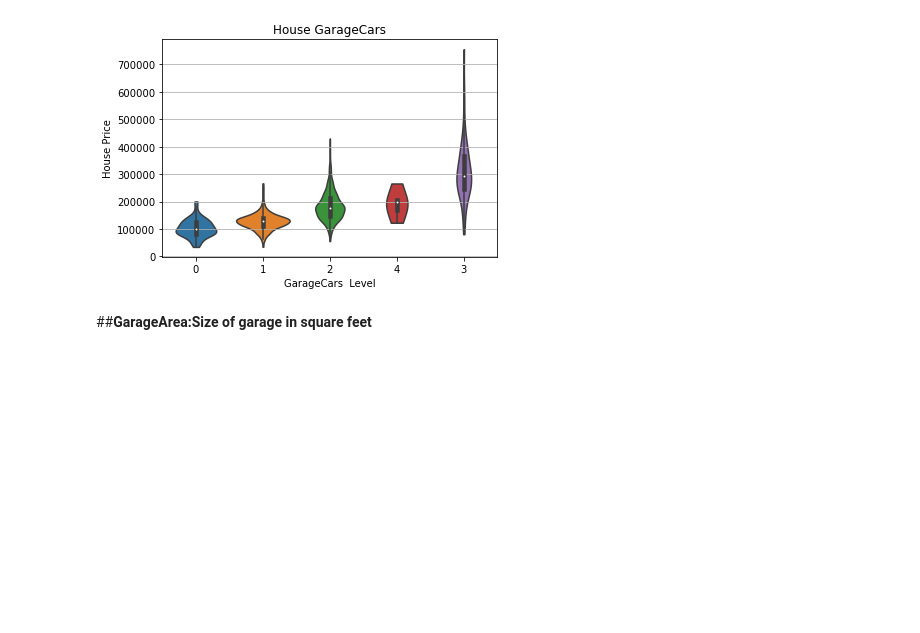
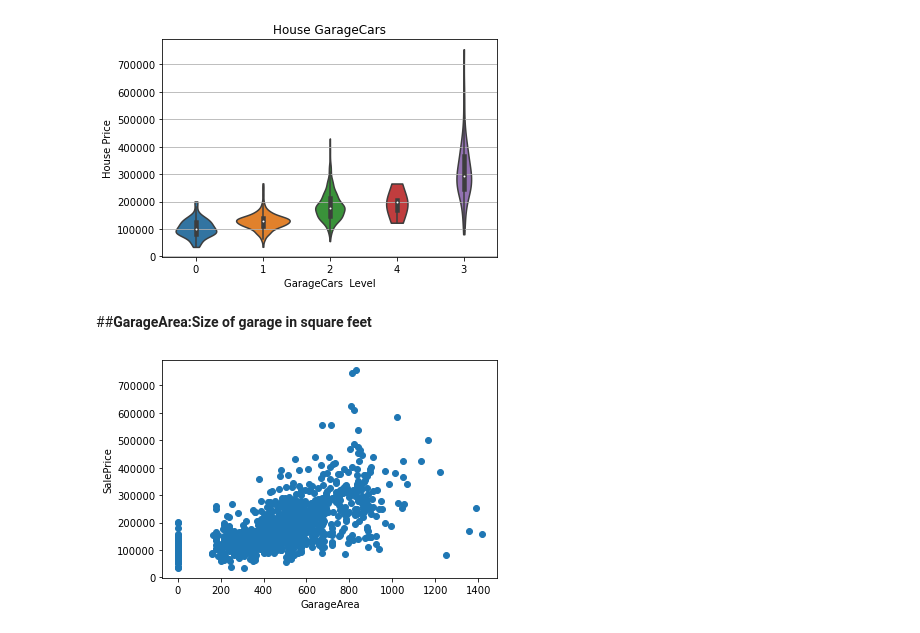
Before and after one commit to barrydoooit/House-Price-Prediction, a Jupyter notebook: Feature Analysis.ipynb, the cells around one changed output. Drawn from its saved outputs; the diff is of its cells as text; code cells hidden in the pictures; blank space fills up the shorter version.

```diff
--- a/Feature Analysis.ipynb
+++ b/Feature Analysis.ipynb
@@ -173,3 +173,11 @@ Name: GarageCars, dtype: int64
 [figure]
 # %% [markdown]
 ##**GarageArea:Size of garage in square feet**
+# %%
+GarageArea = train_3[["GarageArea", "SalePrice"]].fillna(0)
+plt.scatter(x=train_3.GarageArea, y=train_3.SalePrice)
+plt.xlabel("GarageArea")
+plt.ylabel("SalePrice")
+plt.show()
+# %% [output]
+[figure, added]
```
Also changed, not shown: parts of 6 cells of this notebook.
